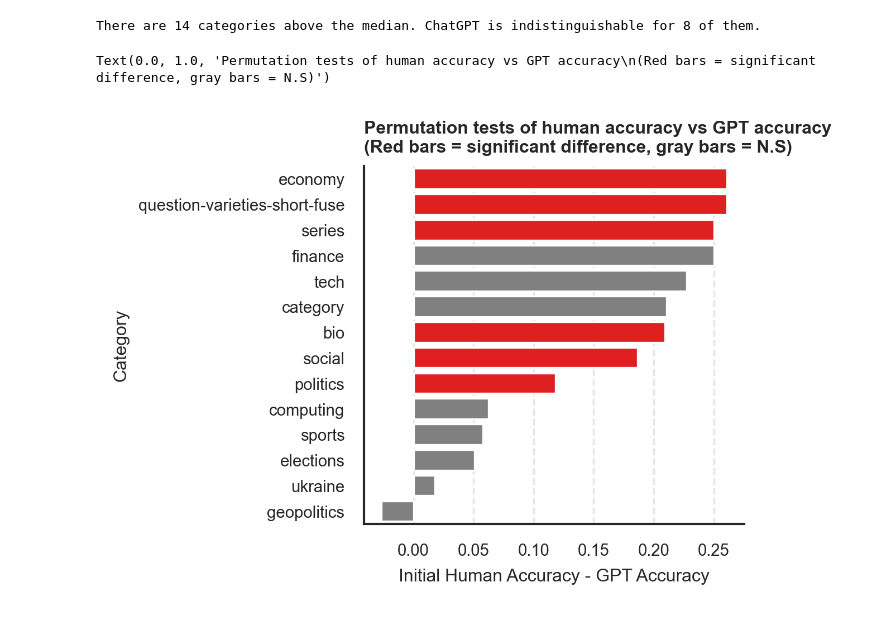
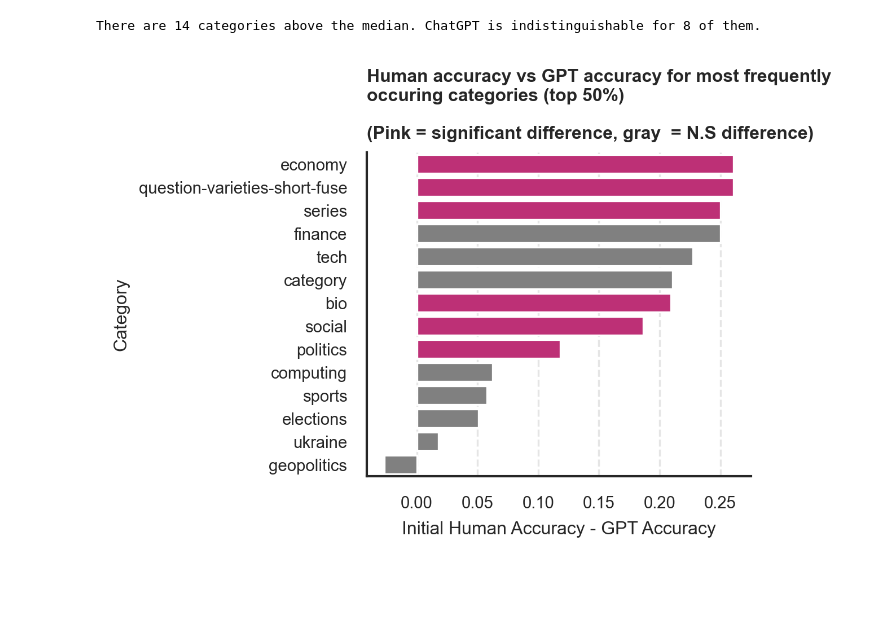
Before and after one commit to josh-ashkinaze/llm_pred, a Jupyter notebook: scripts/analysis/analysis.ipynb, the cells around one changed output. Cells and saved outputs as stored; diff of their text form; code cells hidden in the pictures; blank space fills up the shorter version.

```diff
--- a/scripts/analysis/analysis.ipynb
+++ b/scripts/analysis/analysis.ipynb
@@ -356,0 +388,34 @@ See the caveats in the documentation: https://pandas.pydata.org/pandas-docs/stab
+# %%
+filtered_ci_df = filtered_ci_df.sort_values(by=['type'], ascending=True)
+sorted_categories = filtered_ci_df[filtered_ci_df['type'] == 'gpt_correct'].sort_values(by='mean', ascending=False)['prefixes']
+filtered_ci_df['prefixes'] = pd.Categorical(filtered_ci_df['prefixes'], categories=sorted_categories, ordered=True)
+filtered_ci_df = filtered_ci_df.sort_values(['type', 'prefixes'])
+
+# Define the order of appearance
+order = ['gpt_correct', 'init_correct', 'final_correct']
+
+# Make plot
+plt.figure(figsize=(5, 4))
+pointplot = sns.pointplot(data=filtered_ci_df, x='mean', y='prefixes', hue='type', hue_order=order, ci=False, join=False)
+
+# We have to jitter the points a bit
+shift_dict = {'init_correct': -0.05, 'gpt_correct': 0, 'final_correct': 0.05}  # Define a shift for each type
+color_dict = {'gpt_correct': palette[0], 'init_correct': palette[1], 'final_correct': palette[2]}
+
+# Define a mapping from category to y-coordinates
+y_coords = {category: coord for coord, category in enumerate(sorted_categories)}
+
+# Iterate over DataFrame rows to manually add error bars
+for x, y, xlow, xhigh, hue in zip(filtered_ci_df['mean'], filtered_ci_df['prefixes'], filtered_ci_df['lower'], filtered_ci_df['upper'], filtered_ci_df['type']):
+    plt.plot((xlow, xhigh), (y_coords[y] + shift_dict[hue], y_coords[y] + shift_dict[hue]), '-', lw=1, alpha=1, color=color_dict[hue])
+
+# Adding title and labels
+plt.title("Accuracy by category for top 50% most occuring categories\n(95% bootstrap CIs)")
+plt.xlabel("Accuracy")
+plt.ylabel("Category")
+
+# Display the plot
+plt.tight_layout()
+plt.savefig("../../results/ci_categories.png")
+
+plt.show()
@@ -419,11 +490,12 @@ There are 14 categories above the median. ChatGPT is indistinguishable for 8 of
 # %%
 pdf = pdf.sort_values(by='obs_diff', ascending=False)
 make_aesthetic()
 plt.figure(figsize=(4,3))
-sns.barplot(data=pdf, y='category', x='obs_diff', palette=['red' if p_val <= 0.05 else 'gray' for p_val in pdf['p_val']])
+sns.barplot(data=pdf, y='category', x='obs_diff', palette=['#D41976' if p_val <= 0.05 else 'gray' for p_val in pdf['p_val']])
 plt.xlabel("Initial Human Accuracy - GPT Accuracy")
 plt.ylabel("Category")
-plt.title("Permutation tests of human accuracy vs GPT accuracy\n(Red bars = significant difference, gray bars = N.S)")
+plt.title("Human accuracy vs GPT accuracy for most frequently\noccuring categories (top 50%) \n\n(Pink = significant difference, gray  = N.S difference)")
+plt.savefig("../../results/sig_diff_cat.png")
+plt.show()
 # %% [output]
-Text(0.0, 1.0, 'Permutation tests of human accuracy vs GPT accuracy\n(Red bars = significant difference, gray bars = N.S)')
-[figure, old version]
+[figure, new version]
```
Also changed, not shown: parts of 11 cells of this notebook.
